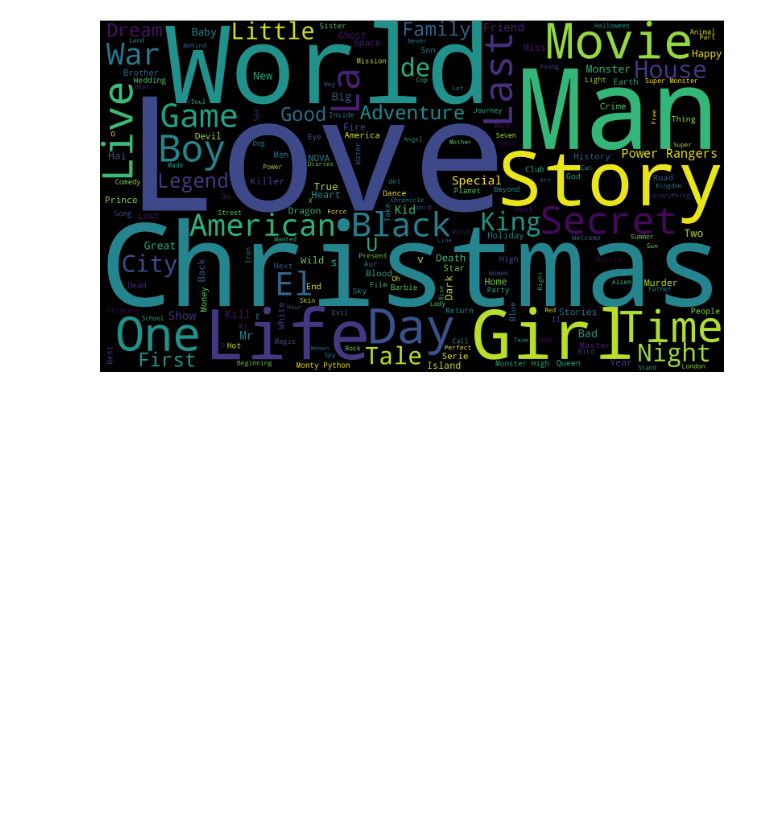
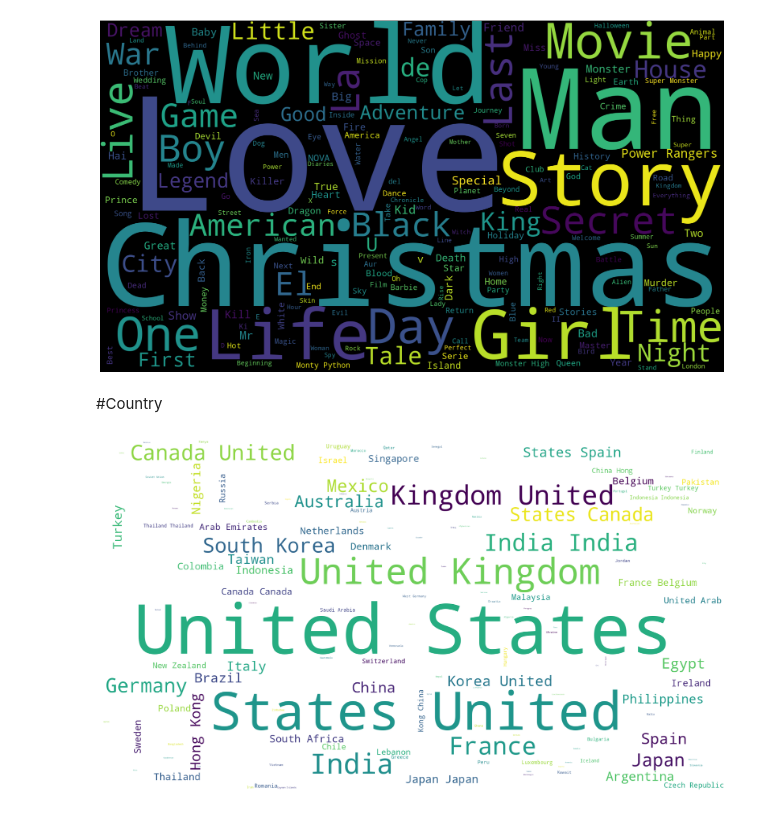
Before and after one commit to pritesh2292/Netflix-Movies-Tv-Shows-Clustering, a Jupyter notebook: Netflix_unsupervised_ML_capstone_project_.ipynb, the cells around one changed output. Saved outputs shown, nothing was run; the diff lists cells and outputs as text; code cells hidden in the pictures; blank space fills up the shorter version.

```diff
--- a/Netflix_unsupervised_ML_capstone_project_.ipynb
+++ b/Netflix_unsupervised_ML_capstone_project_.ipynb
@@ -323,3 +343,14 @@ plt.savefig('cast.png')
 plt.show()
 # %% [output]
 [figure]
+# %% [markdown]
+#Country
+# %%
+plt.subplots(figsize=(22,12))
+wordcloud = WordCloud(background_color='white',width=1920,height=1080).generate(" ".join(df.country))
+plt.imshow(wordcloud)
+plt.axis('off')
+plt.savefig('country.png')
+plt.show()
+# %% [output]
+[figure, added]
```
Also changed, not shown: parts of 7 cells of this notebook.
